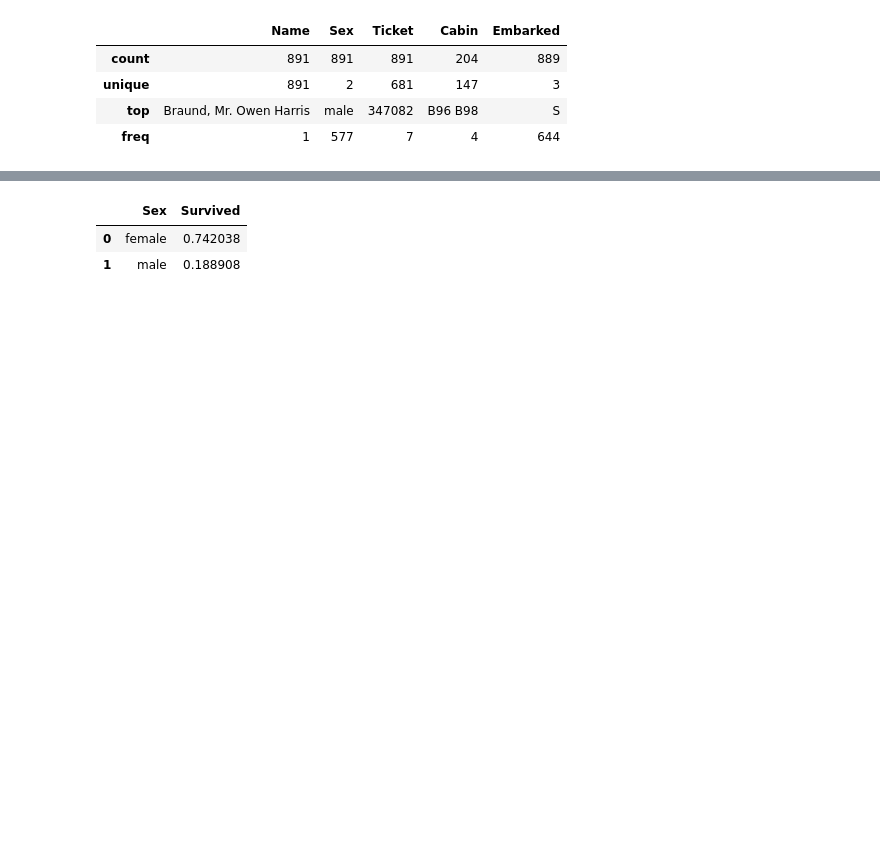
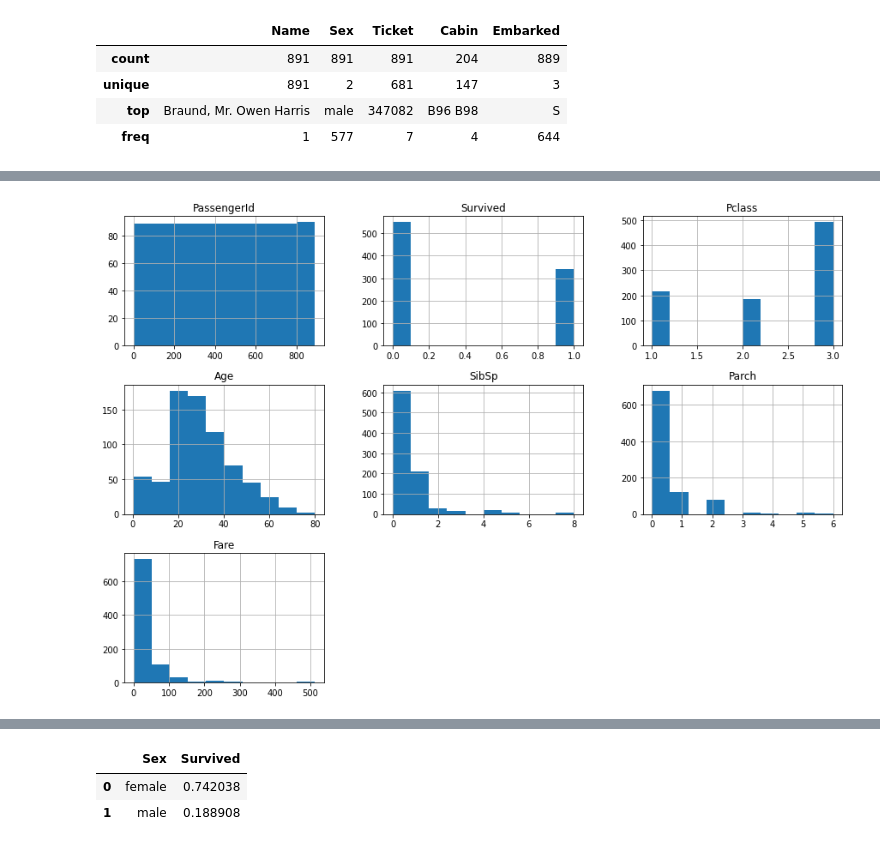
Before and after one commit to lucasnbarros/titanic-machine-learning-from-disaster, a Jupyter notebook: titanic-machine-learning-from-disaster.ipynb, the cells around one changed output, grey strips where cells are left out. Saved outputs shown, nothing was run; the diff lists cells and outputs as text; code cells hidden in the pictures; blank space fills up the shorter version.

```diff
--- a/titanic-machine-learning-from-disaster.ipynb
+++ b/titanic-machine-learning-from-disaster.ipynb
@@ -180,0 +231,5 @@ train_df.describe(include=object)
+# %%
+train_df.hist(figsize=(15,10))
+plt.show()
+# %% [output]
+[figure, added]
```
Also changed, not shown: parts of 32 cells of this notebook.
